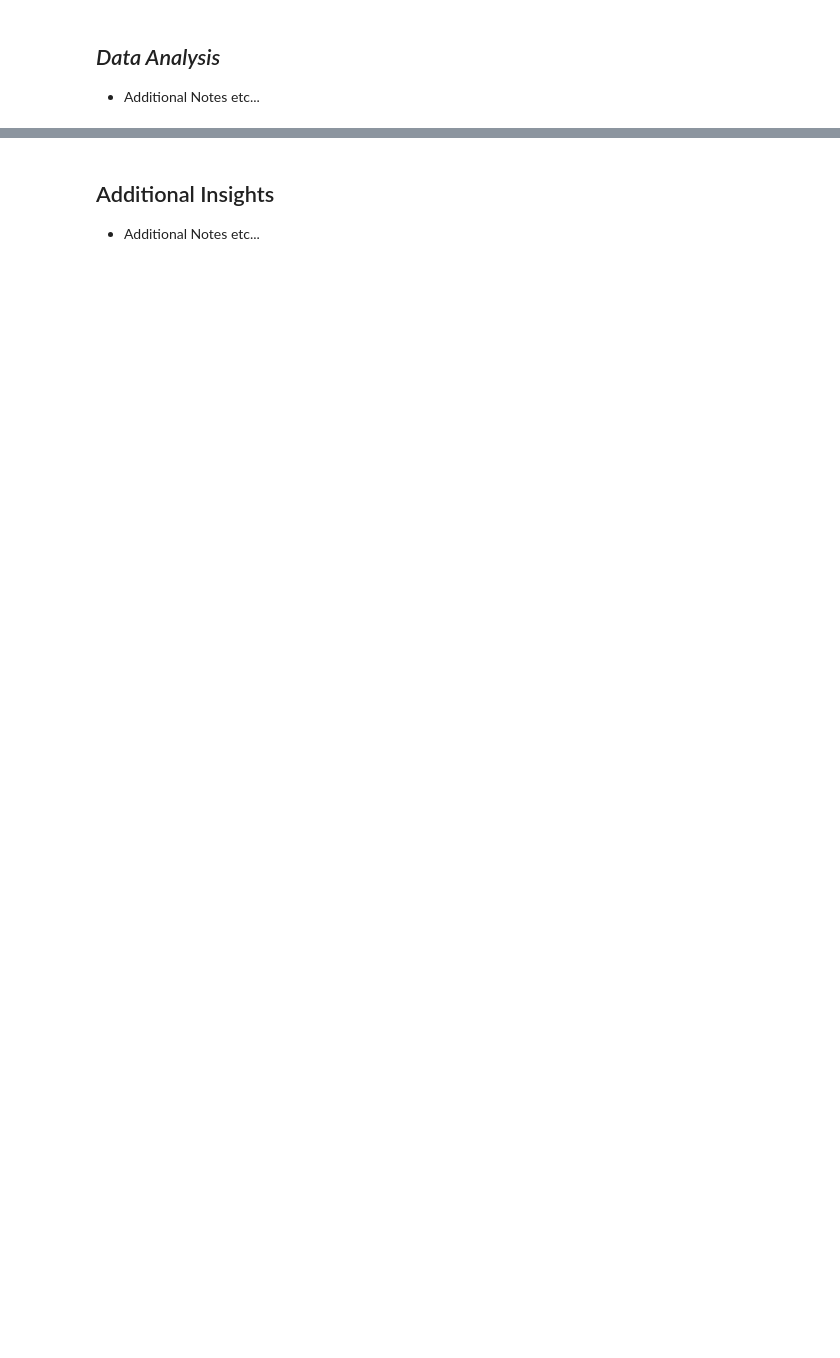
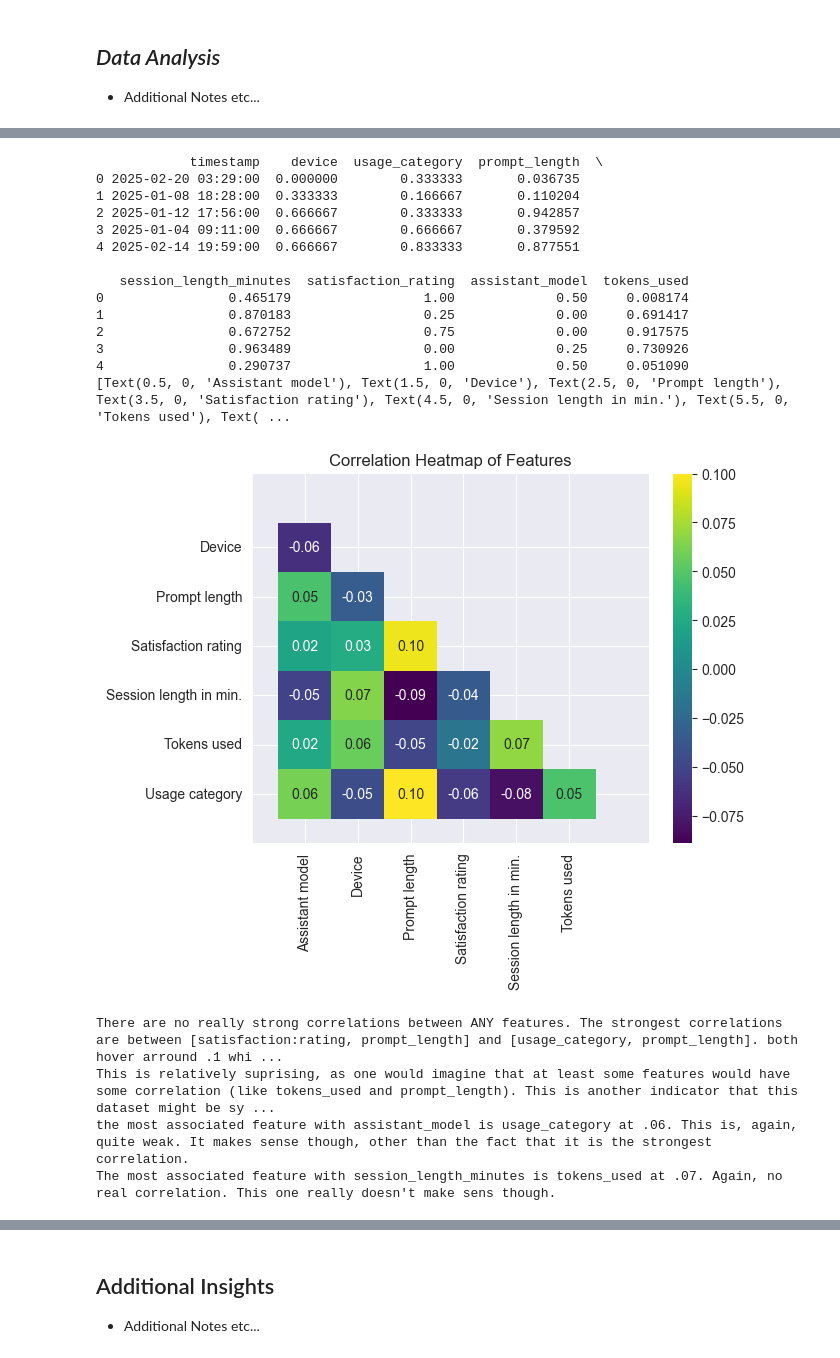
Before and after one commit to EXTREEME-FOUNDATION/OOPY-Project_AI_Assistant_G1, a Jupyter notebook: Main.ipynb, the cells around one changed output, grey strips where cells are left out. Saved outputs shown, nothing was run; the diff lists cells and outputs as text; code cells hidden in the pictures; blank space fills up the shorter version.

```diff
--- a/Main.ipynb
+++ b/Main.ipynb
@@ -134,18 +189,20 @@ for column in y:
 # next we will check for duplicates in the dataset
 
 x = RAW_data.duplicated().sum()
-print(f"the number of duplicates in the dataset is the following: \n{x}")
+print(f"the number of duplicates in the dataset is the followings: \n{x}")
 
 # after checking we can see that there are no duplicates in the dataset
 # so we continue with creating the required columns
 # I made an funtion for this part so its easier to read , and taking noticing that the timestamp is an string i decided to slice the string to get the hour part and then convert it to int to compare it
-def timeOfDay(hour):
+def timeOfDay(hour:int):
     if 5 <= hour <= 11:
         return "morning"
     elif 12 <= hour <= 17:
         return "afternoon"
     elif 18 <= hour <= 22:
         return "evening"
+    elif hour <0 or hour > 24:
+        raise Exception("invalid hour")
     else:
         return "Night"
 
@@ -408,38 +614,58 @@ plot.show()
 
 
 
-RAW_copy = RAW_data.copy().drop(columns=["year","timeOfDay"])
+RAW_copy = RAW_data.copy(deep=True).drop(columns=["year","timeOfDay"])
 
 for col in RAW_copy.select_dtypes(include=["category"]).columns:
     RAW_copy[col] = RAW_copy[col].cat.codes # Convert categories to numerical codes to correlate them (the assignment specifically says to correlate ALL features, so this is necessary)
 
 
 for col in RAW_copy.select_dtypes(include=np.number).columns: # apperently this is redundant.
     RAW_copy[col] = (RAW_copy[col] - RAW_copy[col].min()) / (RAW_copy[col].max() - RAW_copy[col].min()) # Normalization
 
 print(RAW_copy.head())
 
 corr = RAW_copy[RAW_copy.columns.difference(["year"])].corr(numeric_only=True)
 #print(corr)
 
 mask = np.triu(np.ones_like(corr, dtype=bool))# This cuts the heatmap in half, since the correlation matrix is symmetrical - Nice!
 
 axis = sea.heatmap(corr, annot=True, fmt=".2f",mask=mask, cmap="viridis")
 axis.set_title("Correlation Heatmap of Features")
 nicer_dicer(axis,ticks=True)
 axis.set_xticks(axis.get_xticks()-1)
 axis.set_yticks(axis.get_yticks()+1) # This removes the (after trianle masking) no longer needed ticks / labels in the empty spaces
-#axis.tick_params(axis='x', labelrotation=60) # super Fancy 45° rotation for extra coolness #Number 2 Edit: Nvm, looks like ---
+#axis.tick_params(axis="x", labelrotation=60) # super Fancy 45° rotation for extra coolness #Number 2 Edit: Nvm, looks like ---
 #axis.set_xticklabels([x.get_text() if i == 0 else "" for i, x in enumerate(axis.get_xticklabels())])
 
 plot.show()
 
-print("There are no really strong correlations between ANY features. The strongest correlations are between [satisfaction:rating, prompt_length] and [usage_category, promplt_length]. both hover arround .1 which is quite weak.")
+print("There are no really strong correlations between ANY features. The strongest correlations are between [satisfaction:rating, prompt_length] and [usage_category, prompt_length]. both hover arround .1 which is quite weak.")
 print("This is relatively suprising, as one would imagine that at least some features would have some correlation (like tokens_used and prompt_length). This is another indicator that this dataset might be synthetic. (like the coding on smart speakers...)")
 
 print("the most associated feature with assistant_model is usage_category at .06. This is, again, quite weak. It makes sense though, other than the fact that it is the strongest correlation.")
 
 print("The most associated feature with session_length_minutes is tokens_used at .07. Again, no real correlation. This one really doesn't make sens though.")
+# %% [output]
+            timestamp    device  usage_category  prompt_length  \
+0 2025-02-20 03:29:00  0.000000        0.333333       0.036735
+1 2025-01-08 18:28:00  0.333333        0.166667       0.110204
+2 2025-01-12 17:56:00  0.666667        0.333333       0.942857
+3 2025-01-04 09:11:00  0.666667        0.666667       0.379592
+4 2025-02-14 19:59:00  0.666667        0.833333       0.877551
+
+   session_length_minutes  satisfaction_rating  assistant_model  tokens_used
+0                0.465179                 1.00             0.50     0.008174
+1                0.870183                 0.25             0.00     0.691417
+2                0.672752                 0.75             0.00     0.917575
+3                0.963489                 0.00             0.25     0.730926
+4                0.290737                 1.00             0.50     0.051090
+[Text(0.5, 0, 'Assistant model'), Text(1.5, 0, 'Device'), Text(2.5, 0, 'Prompt length'), Text(3.5, 0, 'Satisfaction rating'), Text(4.5, 0, 'Session length in min.'), Text(5.5, 0, 'Tokens used'), Text( ...
+[figure, added]
+There are no really strong correlations between ANY features. The strongest correlations are between [satisfaction:rating, prompt_length] and [usage_category, prompt_length]. both hover arround .1 whi ...
+This is relatively suprising, as one would imagine that at least some features would have some correlation (like tokens_used and prompt_length). This is another indicator that this dataset might be sy ...
+the most associated feature with assistant_model is usage_category at .06. This is, again, quite weak. It makes sense though, other than the fact that it is the strongest correlation.
+The most associated feature with session_length_minutes is tokens_used at .07. Again, no real correlation. This one really doesn't make sens though.
 # %%
 # Use pair plots to explore feature relationships, color-coded by the assistant model
 
```
Also changed, not shown: parts of 14 cells of this notebook.
